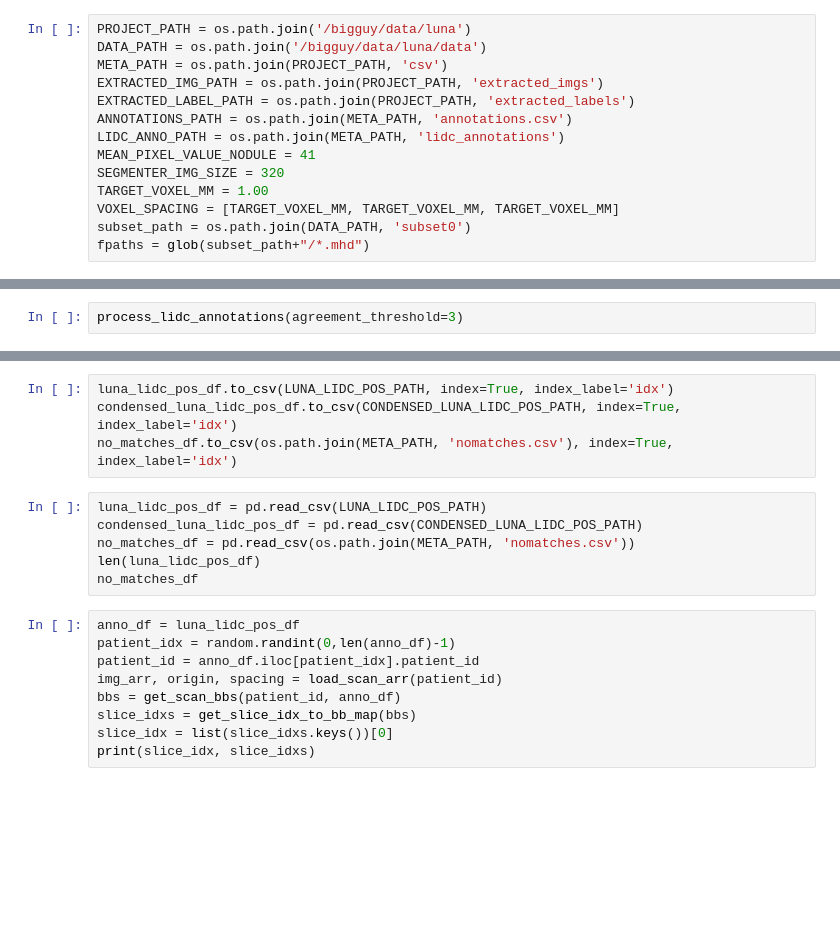
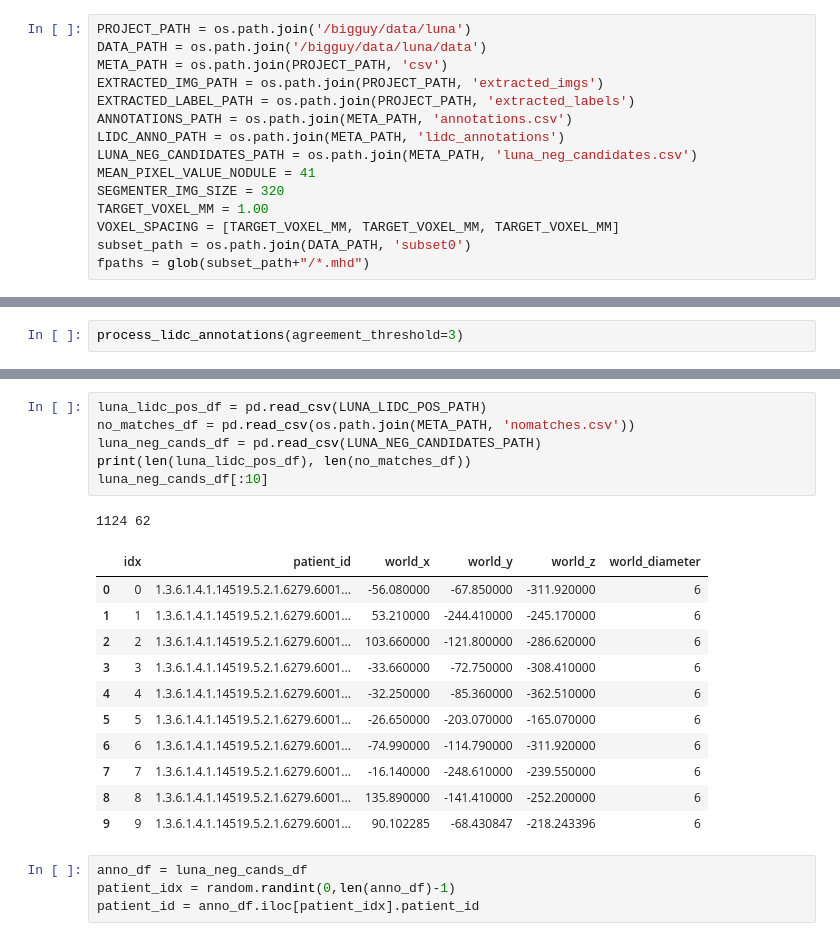
Before and after one commit to bfortuner/lungcancer, a Jupyter notebook: LIDC.ipynb, the cells around one changed output, grey strips where cells are left out. Saved outputs shown, nothing was run; the diff lists cells and outputs as text; blank space fills up the shorter version.

```diff
--- a/LIDC.ipynb
+++ b/LIDC.ipynb
@@ -21,6 +22,7 @@ EXTRACTED_IMG_PATH = os.path.join(PROJECT_PATH, 'extracted_imgs')
 EXTRACTED_LABEL_PATH = os.path.join(PROJECT_PATH, 'extracted_labels')
 ANNOTATIONS_PATH = os.path.join(META_PATH, 'annotations.csv')
 LIDC_ANNO_PATH = os.path.join(META_PATH, 'lidc_annotations')
+LUNA_NEG_CANDIDATES_PATH = os.path.join(META_PATH, 'luna_neg_candidates.csv')
 MEAN_PIXEL_VALUE_NODULE = 41
 SEGMENTER_IMG_SIZE = 320
 TARGET_VOXEL_MM = 1.00
@@ -685,24 +699,28 @@ def plot_slices_w_nodules(patient_id, anno_df):
     slice_idxs = get_slice_idx_to_bb_map(bbs)
     for idx in slice_idxs.keys():
         plot_slice_w_bbs(img_arr[idx], slice_idxs[idx], title="slice:"+str(idx))
-# %%
-luna_lidc_pos_df.to_csv(LUNA_LIDC_POS_PATH, index=True, index_label='idx')
-condensed_luna_lidc_pos_df.to_csv(CONDENSED_LUNA_LIDC_POS_PATH, index=True, index_label='idx')
-no_matches_df.to_csv(os.path.join(META_PATH, 'nomatches.csv'), index=True, index_label='idx')
 # %%
 luna_lidc_pos_df = pd.read_csv(LUNA_LIDC_POS_PATH)
-condensed_luna_lidc_pos_df = pd.read_csv(CONDENSED_LUNA_LIDC_POS_PATH)
 no_matches_df = pd.read_csv(os.path.join(META_PATH, 'nomatches.csv'))
-len(luna_lidc_pos_df)
-no_matches_df
+luna_neg_cands_df = pd.read_csv(LUNA_NEG_CANDIDATES_PATH)
+print(len(luna_lidc_pos_df), len(no_matches_df))
+luna_neg_cands_df[:10]
+# %% [output]
+1124 62
+|  | idx | patient_id | world_x | world_y | world_z | world_diameter |
+| 0 | 0 | 1.3.6.1.4.1.14519.5.2.1.6279.6001... | -56.080000 | -67.850000 | -311.920000 | 6 |
+| 1 | 1 | 1.3.6.1.4.1.14519.5.2.1.6279.6001... | 53.210000 | -244.410000 | -245.170000 | 6 |
+| 2 | 2 | 1.3.6.1.4.1.14519.5.2.1.6279.6001... | 103.660000 | -121.800000 | -286.620000 | 6 |
+| 3 | 3 | 1.3.6.1.4.1.14519.5.2.1.6279.6001... | -33.660000 | -72.750000 | -308.410000 | 6 |
+| 4 | 4 | 1.3.6.1.4.1.14519.5.2.1.6279.6001... | -32.250000 | -85.360000 | -362.510000 | 6 |
+| 5 | 5 | 1.3.6.1.4.1.14519.5.2.1.6279.6001... | -26.650000 | -203.070000 | -165.070000 | 6 |
+| 6 | 6 | 1.3.6.1.4.1.14519.5.2.1.6279.6001... | -74.990000 | -114.790000 | -311.920000 | 6 |
+| 7 | 7 | 1.3.6.1.4.1.14519.5.2.1.6279.6001... | -16.140000 | -248.610000 | -239.550000 | 6 |
+| 8 | 8 | 1.3.6.1.4.1.14519.5.2.1.6279.6001... | 135.890000 | -141.410000 | -252.200000 | 6 |
+| 9 | 9 | 1.3.6.1.4.1.14519.5.2.1.6279.6001... | 90.102285 | -68.430847 | -218.243396 | 6 |
 # %%
-anno_df = luna_lidc_pos_df
+anno_df = luna_neg_cands_df
 patient_idx = random.randint(0,len(anno_df)-1)
 patient_id = anno_df.iloc[patient_idx].patient_id
-img_arr, origin, spacing = load_scan_arr(patient_id)
-bbs = get_scan_bbs(patient_id, anno_df)
-slice_idxs = get_slice_idx_to_bb_map(bbs)
-slice_idx = list(slice_idxs.keys())[0]
-print(slice_idx, slice_idxs)
 # %%
 plot_slices_w_nodules(patient_id, anno_df)
```
Also changed, not shown: parts of 16 cells of this notebook.
